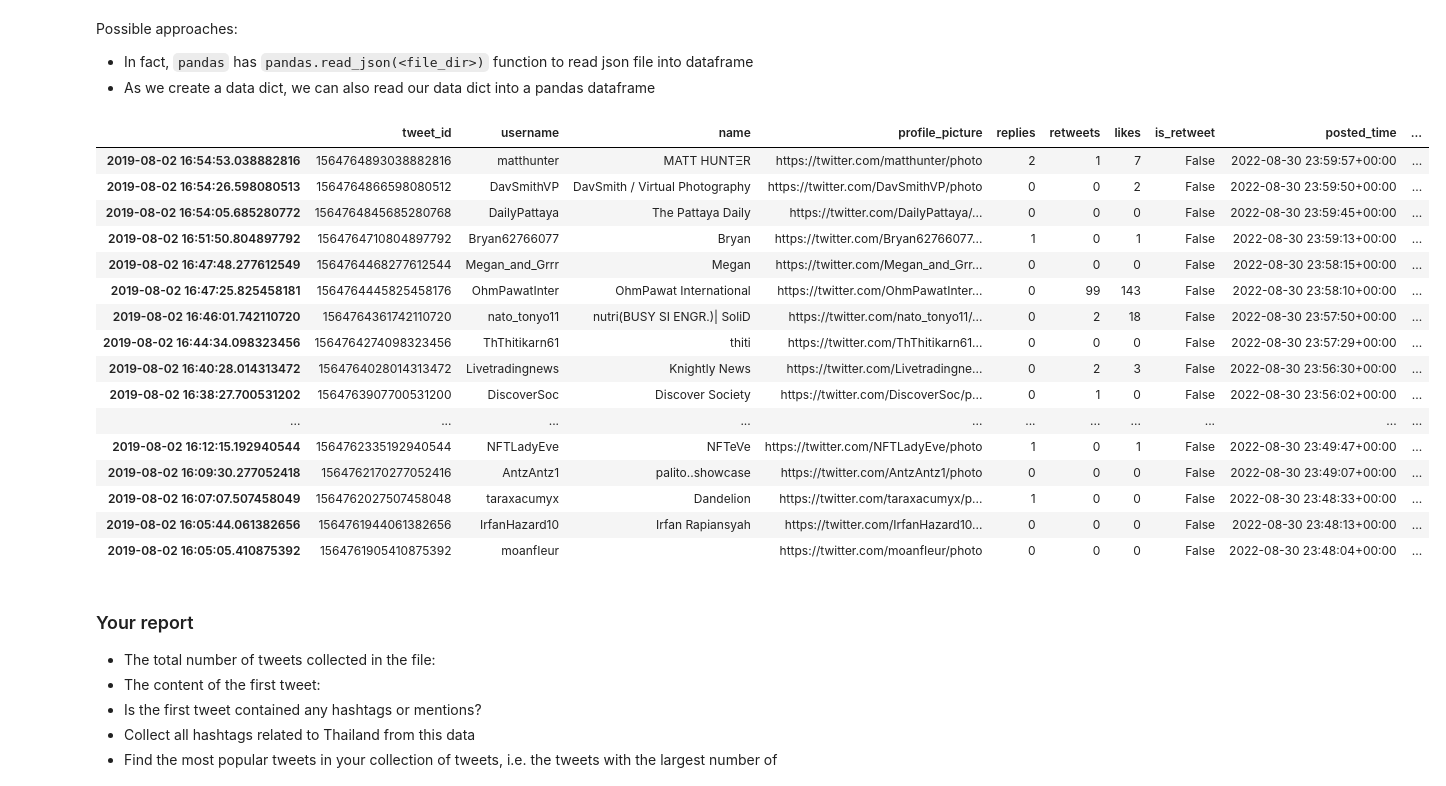
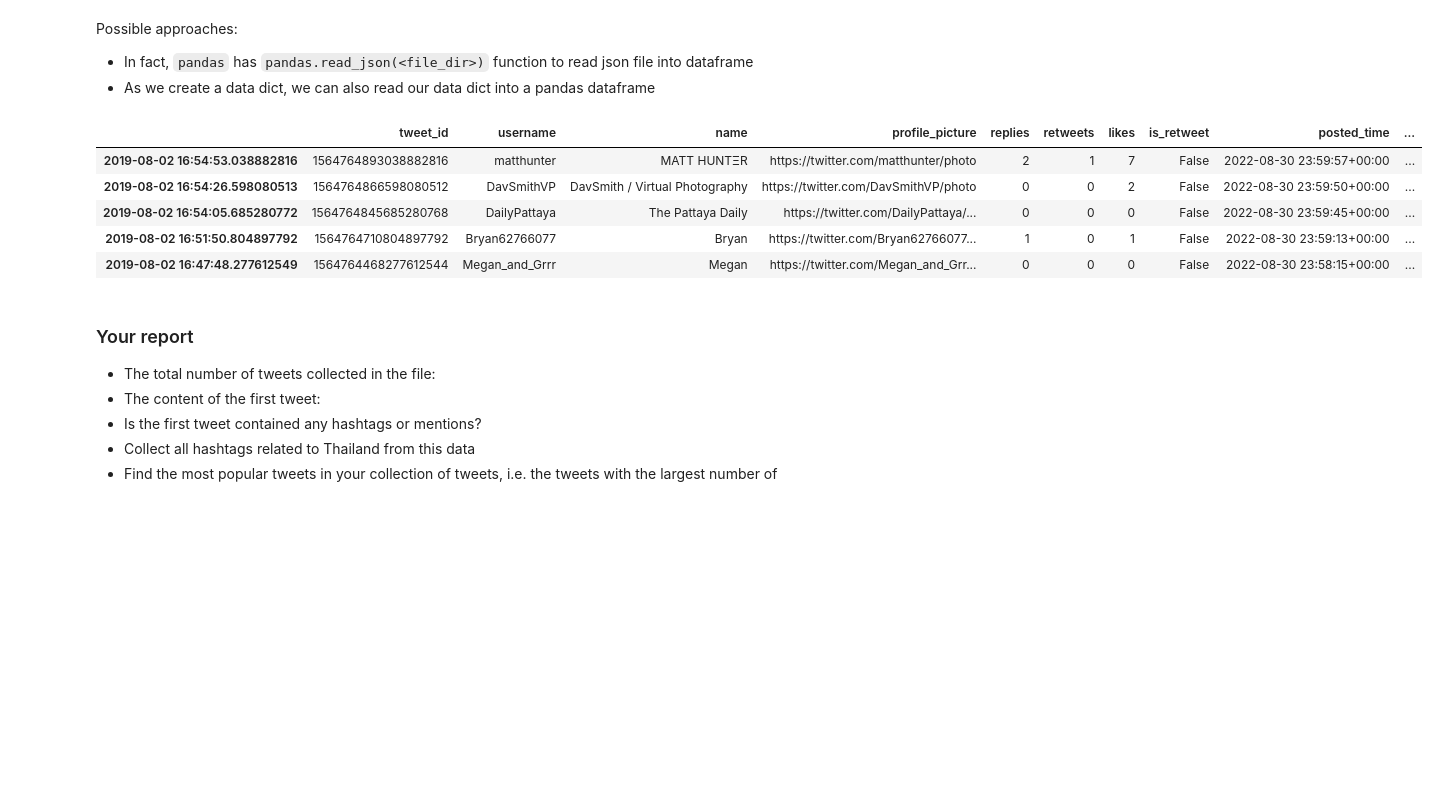
Before and after one commit to MOOwuttichai/project_dataWDkku, a Jupyter notebook: Copy_of_Project1_66.ipynb, the cells around one changed output. Drawn from its saved outputs; the diff is of its cells as text; code cells hidden in the pictures; blank space fills up the shorter version.

```diff
--- a/Copy_of_Project1_66.ipynb
+++ b/Copy_of_Project1_66.ipynb
@@ -96,25 +96,14 @@ Possible approaches:
 # %%
 thai_pd = pd.read_json(StringIO(d), orient='index')
 # %%
-thai_pd
+thai_pd.head(5)
 # %% [output]
 |  | tweet_id | username | name | profile_picture | replies | retweets | likes | is_retweet | posted_time | ... |
 | 2019-08-02 16:54:53.038882816 | 1564764893038882816 | matthunter | MATT HUNTΞR | https://twitter.com/matthunter/photo | 2 | 1 | 7 | False | 2022-08-30 23:59:57+00:00 | ... |
 | 2019-08-02 16:54:26.598080513 | 1564764866598080512 | DavSmithVP | DavSmith / Virtual Photography | https://twitter.com/DavSmithVP/photo | 0 | 0 | 2 | False | 2022-08-30 23:59:50+00:00 | ... |
 | 2019-08-02 16:54:05.685280772 | 1564764845685280768 | DailyPattaya | The Pattaya Daily | https://twitter.com/DailyPattaya/... | 0 | 0 | 0 | False | 2022-08-30 23:59:45+00:00 | ... |
 | 2019-08-02 16:51:50.804897792 | 1564764710804897792 | Bryan62766077 | Bryan | https://twitter.com/Bryan62766077... | 1 | 0 | 1 | False | 2022-08-30 23:59:13+00:00 | ... |
 | 2019-08-02 16:47:48.277612549 | 1564764468277612544 | Megan_and_Grrr | Megan | https://twitter.com/Megan_and_Grr... | 0 | 0 | 0 | False | 2022-08-30 23:58:15+00:00 | ... |
-| 2019-08-02 16:47:25.825458181 | 1564764445825458176 | OhmPawatInter | OhmPawat International | https://twitter.com/OhmPawatInter... | 0 | 99 | 143 | False | 2022-08-30 23:58:10+00:00 | ... |
-| 2019-08-02 16:46:01.742110720 | 1564764361742110720 | nato_tonyo11 | nutri(BUSY SI ENGR.)| SoliD | https://twitter.com/nato_tonyo11/... | 0 | 2 | 18 | False | 2022-08-30 23:57:50+00:00 | ... |
-| 2019-08-02 16:44:34.098323456 | 1564764274098323456 | ThThitikarn61 | thiti | https://twitter.com/ThThitikarn61... | 0 | 0 | 0 | False | 2022-08-30 23:57:29+00:00 | ... |
-| 2019-08-02 16:40:28.014313472 | 1564764028014313472 | Livetradingnews | Knightly News | https://twitter.com/Livetradingne... | 0 | 2 | 3 | False | 2022-08-30 23:56:30+00:00 | ... |
-| 2019-08-02 16:38:27.700531202 | 1564763907700531200 | DiscoverSoc | Discover Society | https://twitter.com/DiscoverSoc/p... | 0 | 1 | 0 | False | 2022-08-30 23:56:02+00:00 | ... |
-| ... | ... | ... | ... | ... | ... | ... | ... | ... | ... | ... |
-| 2019-08-02 16:12:15.192940544 | 1564762335192940544 | NFTLadyEve | NFTeVe | https://twitter.com/NFTLadyEve/photo | 1 | 0 | 1 | False | 2022-08-30 23:49:47+00:00 | ... |
-| 2019-08-02 16:09:30.277052418 | 1564762170277052416 | AntzAntz1 | palito..showcase | https://twitter.com/AntzAntz1/photo | 0 | 0 | 0 | False | 2022-08-30 23:49:07+00:00 | ... |
-| 2019-08-02 16:07:07.507458049 | 1564762027507458048 | taraxacumyx | Dandelion | https://twitter.com/taraxacumyx/p... | 1 | 0 | 0 | False | 2022-08-30 23:48:33+00:00 | ... |
-| 2019-08-02 16:05:44.061382656 | 1564761944061382656 | IrfanHazard10 | Irfan Rapiansyah | https://twitter.com/IrfanHazard10... | 0 | 0 | 0 | False | 2022-08-30 23:48:13+00:00 | ... |
-| 2019-08-02 16:05:05.410875392 | 1564761905410875392 | moanfIeur |  | https://twitter.com/moanfIeur/photo | 0 | 0 | 0 | False | 2022-08-30 23:48:04+00:00 | ... |
 # %% [markdown]
 ### Your report
 * The total number of tweets collected in the file:
```
Also changed, not shown: parts of 8 cells of this notebook.
